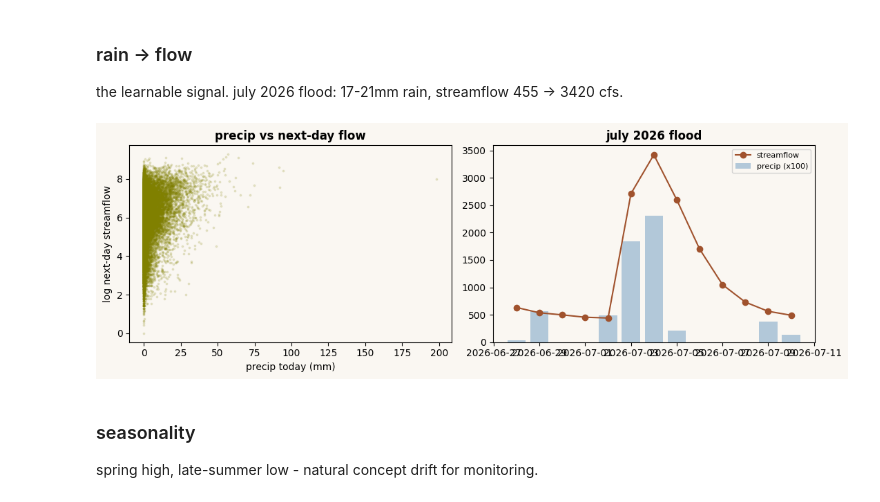
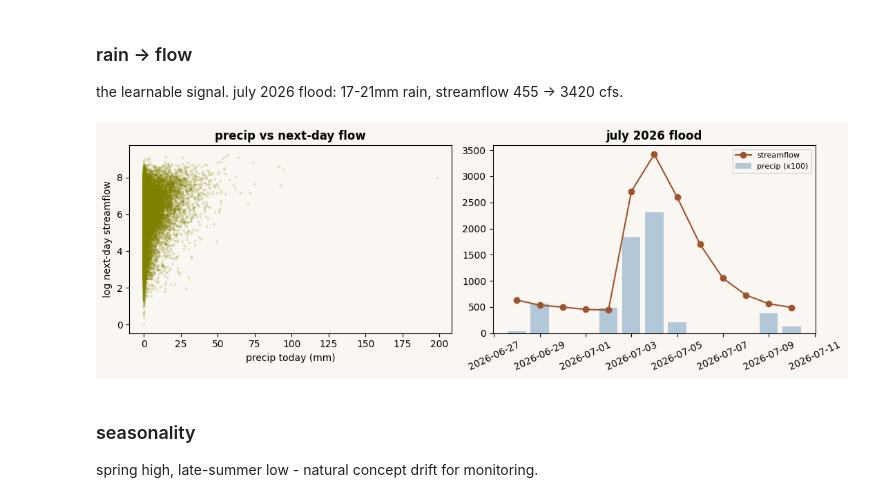
Before and after one commit to babnigg/streamflow-mlops, a Jupyter notebook: notebooks/01_eda.ipynb, the cells around one changed output. Saved outputs shown, nothing was run; the diff lists cells and outputs as text; code cells hidden in the pictures.

```diff
--- a/notebooks/01_eda.ipynb
+++ b/notebooks/01_eda.ipynb
@@ -72,17 +72,18 @@ the learnable signal. july 2026 flood: 17-21mm rain, streamflow 455 -> 3420 cfs.
 # %%
 d = df.copy()
 d["next_streamflow"] = d.streamflow_cfs.shift(-1)   # next-day target
 fig, ax = plt.subplots(1, 2, figsize=(11, 3.8))
 ax[0].scatter(d.precip_mm, np.log1p(d.next_streamflow), s=3, alpha=0.15, color=olive)
 ax[0].set_xlabel("precip today (mm)"); ax[0].set_ylabel("log next-day streamflow")
 ax[0].set_title("precip vs next-day flow", weight="bold")
 flood = d[(d.date >= "2026-06-28") & (d.date <= "2026-07-10")]
 ax[1].plot(flood.date, flood.streamflow_cfs, color=sienna, marker="o", label="streamflow")
+ax[1].tick_params(axis="x", rotation=25)
 ax[1].bar(flood.date, flood.precip_mm * 100, color=steel, alpha=0.4, label="precip (x100)")
 ax[1].set_title("july 2026 flood", weight="bold"); ax[1].legend(fontsize=8)
 plt.tight_layout(); plt.show()
 # %% [output]
-[figure, old version]
+[figure, new version]
 # %% [markdown]
 ### seasonality
 spring high, late-summer low - natural concept drift for monitoring.
```
